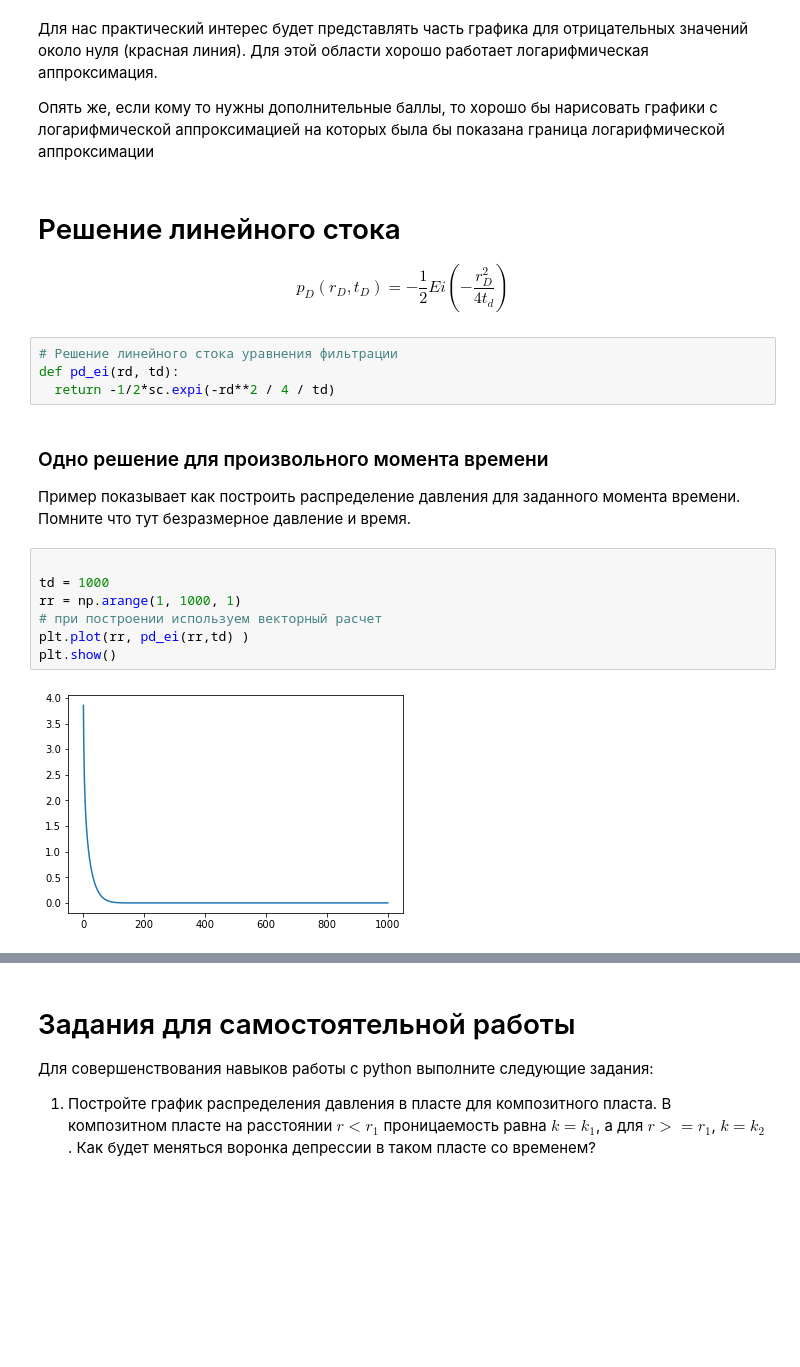
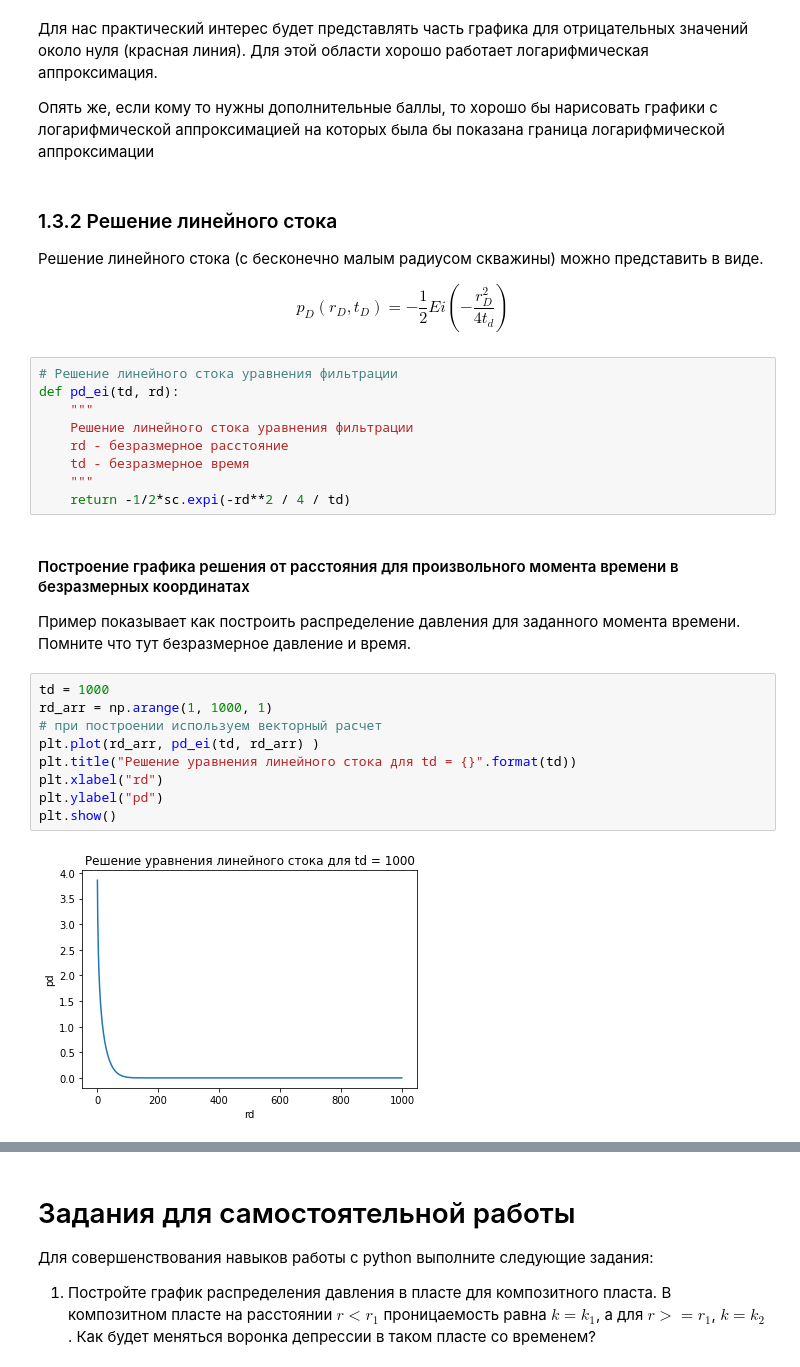
Before and after one commit to khabibullinra/welltest_examples, a Jupyter notebook: jupyter/11_transient_line_source_solution_Ei.ipynb, the cells around one changed output, grey strips where cells are left out. Saved outputs shown, nothing was run; the diff lists cells and outputs as text; blank space fills up the shorter version.

```diff
--- a/jupyter/11_transient_line_source_solution_Ei.ipynb
+++ b/jupyter/11_transient_line_source_solution_Ei.ipynb
@@ -187,23 +275,32 @@ plt.show()
 
 Опять же, если кому то нужны дополнительные баллы, то хорошо бы нарисовать графики с логарифмической аппроксимацией на которых была бы показана граница логарифмической аппроксимации
 # %% [markdown]
-# Решение линейного стока
+### 1.3.2 Решение линейного стока
+
+Решение линейного стока (с бесконечно малым радиусом скважины) можно представить в виде.
 
 $$ p_D(r_D,t_D) = - \frac{1}{2} Ei \left(- \dfrac{ r_D^2}{4t_d} \right)$$
 # %%
 # Решение линейного стока уравнения фильтрации
-def pd_ei(rd, td):
-  return -1/2*sc.expi(-rd**2 / 4 / td)
+def pd_ei(td, rd):
+    """
+    Решение линейного стока уравнения фильтрации
+    rd - безразмерное расстояние
+    td - безразмерное время
+    """
+    return -1/2*sc.expi(-rd**2 / 4 / td)
 # %% [markdown]
-### Одно решение для произвольного момента времени
+#### Построение графика решения от расстояния для произвольного момента времени в безразмерных координатах
 
 Пример показывает как построить распределение давления для заданного момента времени. Помните что тут безразмерное давление и время.
 # %%
-
 td = 1000
-rr = np.arange(1, 1000, 1)
+rd_arr = np.arange(1, 1000, 1)
 # при построении используем векторный расчет
-plt.plot(rr, pd_ei(rr,td) )
+plt.plot(rd_arr, pd_ei(td, rd_arr) )
+plt.title("Решение уравнения линейного стока для td = {}".format(td))
+plt.xlabel("rd")
+plt.ylabel("pd")
 plt.show()
 # %% [output]
-[figure, old version]
+[figure, new version]
```
Also changed, not shown: parts of 22 cells of this notebook, 4 other files.
